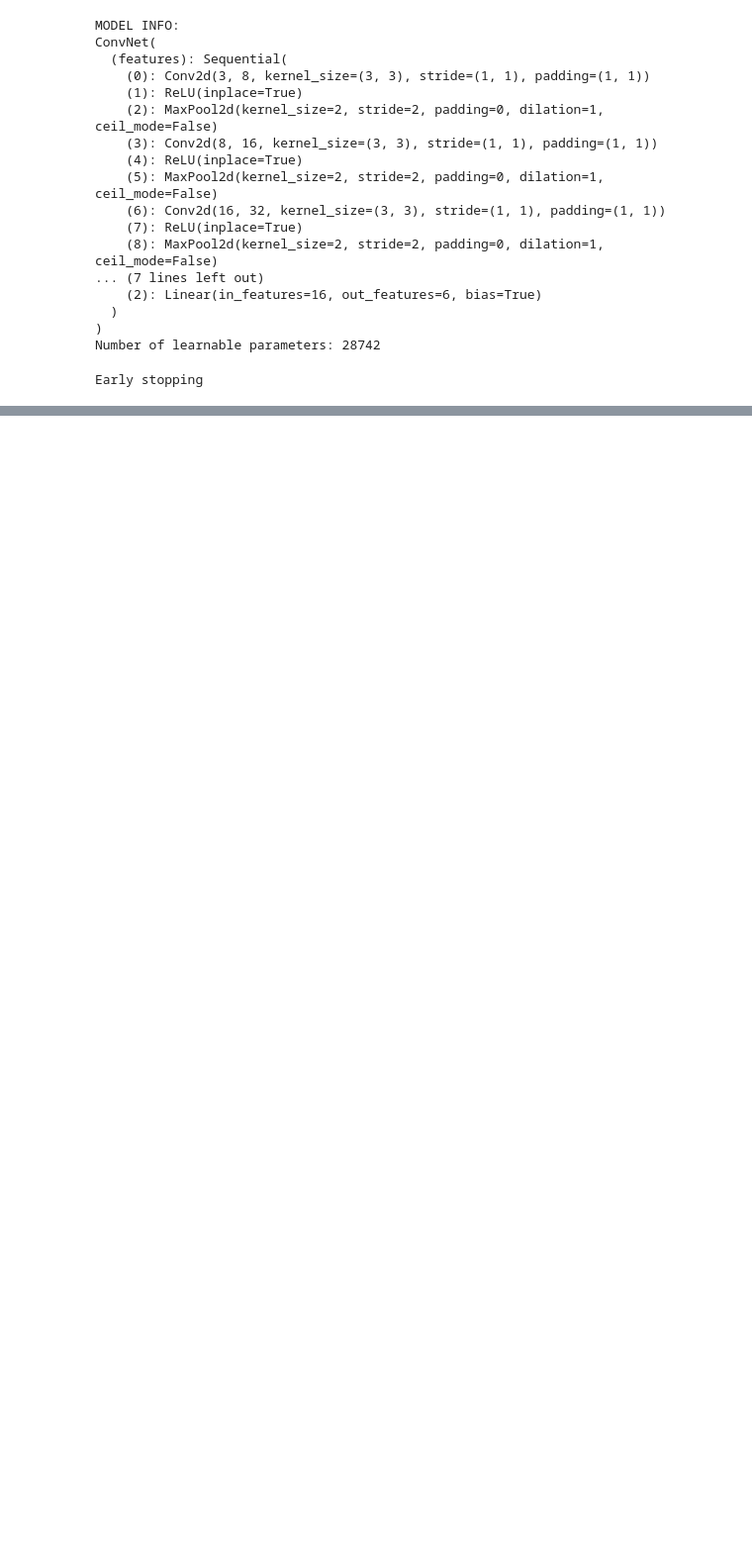
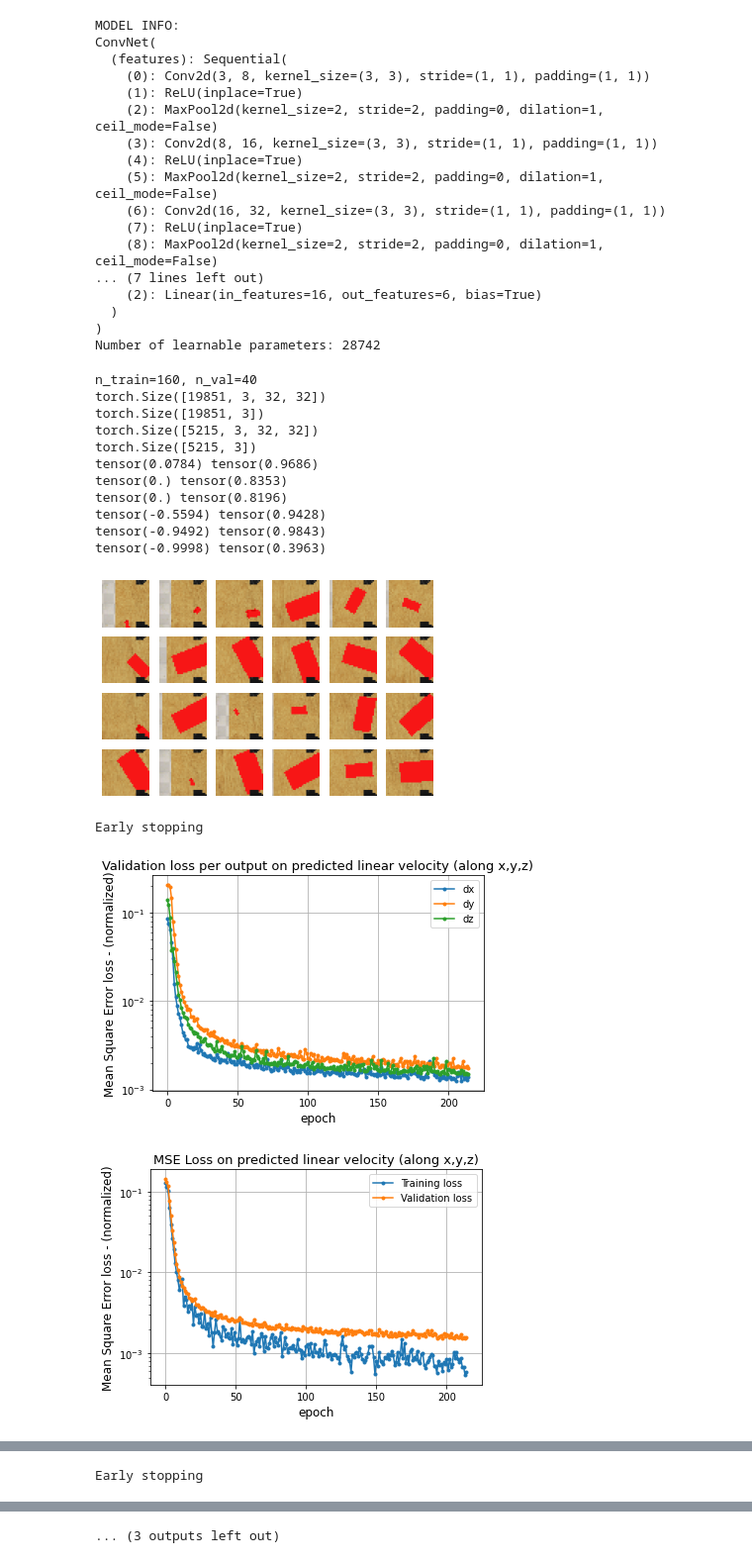
Before and after one commit to huber2/msc_project, a Jupyter notebook: nn_learning/learn_reach_different_colors.ipynb, the cells around one changed output, grey strips where cells are left out. Shown at 99% size. Cells and saved outputs as stored; diff of their text form; code cells hidden in the pictures; blank space fills up the shorter version.

```diff
--- a/nn_learning/learn_reach_different_colors.ipynb
+++ b/nn_learning/learn_reach_different_colors.ipynb
@@ -111,8 +35,0 @@ array([-0.05594371, -0.0949236 , -0.0999753 ])
-# %%
-def normalize(x_data, y_data):
-    normal_x = x_data / 255
-    normal_y = y_data * 10
-    return normal_x, normal_y
-
-normal_train_x, normal_train_y = normalize(train_x, train_y)
-normal_val_x, normal_val_y = normalize(val_x, val_y)
@@ -221,8 +211,54 @@ def train(model, train_set, v_set, lr, bs, stop_criterion, max_epochs, model_nam
                         break
 
     return loss_logger
+# %%
+def save_loss(loss_log, name):
+    for k,v in loss_log.items():
+        loss_log[k] = np.array(v)
+    np.savez_compressed(name, **loss_log)
+
+def plot_loss(loss_log):
+    plt.figure()
+    plt.plot(np.stack(loss_log['vloss_class']), '.-')
+    plt.yscale('log')
+    plt.title("Validation loss per output on predicted linear velocity (along x,y,z)", fontsize=13)
+    plt.ylabel("Mean Square Error loss - (normalized)", fontsize=12)
+    plt.xlabel("epoch", fontsize=12)
+    plt.legend(('dx', 'dy', 'dz'))
+    plt.grid()
+    plt.show()
+
+    plt.figure()
+    plt.plot(loss_log['loss'], '.-', label='Training loss')
+    plt.plot(loss_log['vloss'], '.-', label='Validation loss')
+    plt.title("MSE Loss on predicted linear velocity (along x,y,z)", fontsize=13)
+    plt.ylabel("Mean Square Error loss - (normalized)", fontsize=12)
+    plt.xlabel("epoch", fontsize=12)
+    plt.yscale('log')
+    plt.legend()
+    plt.grid()
+    plt.show()
 # %%
-model = ConvNet(n_classes=3)
-loss_log = train(model, train_set, v_set, lr=0.0005, bs=512, stop_criterion=20, max_epochs=500, model_name=f'nn32_{colors[0]}_no_aug_model')
+for col in colors:
+    train_set, v_set = prepare_data(col, 200, 0.8, 0)
+    check(train_set, v_set)
+    model = ConvNet(n_classes=3)
+    loss_log = train(model, train_set, v_set, lr=0.0005, bs=512, stop_criterion=20, max_epochs=500, model_name=f'nn32_{col}_no_aug_model')
+    save_loss(loss_log, name=f'loss_nn32_{col}_no_aug_model')
+    plot_loss(loss_log)
 # %% [output]
-Early stopping
+n_train=160, n_val=40
+torch.Size([19851, 3, 32, 32])
+torch.Size([19851, 3])
+torch.Size([5215, 3, 32, 32])
+torch.Size([5215, 3])
+tensor(0.0784) tensor(0.9686)
+tensor(0.) tensor(0.8353)
+tensor(0.) tensor(0.8196)
+tensor(-0.5594) tensor(0.9428)
+tensor(-0.9492) tensor(0.9843)
+tensor(-0.9998) tensor(0.3963)
+[figure, added]
+Early stopping
+[figure, added]
+[figure, added]
@@ -228,0 +277 @@ Early stopping
+Early stopping
@@ -228,0 +292 @@ Early stopping
+... (3 outputs left out)
```
Also changed, not shown: parts of 15 cells of this notebook, 2 other files.
